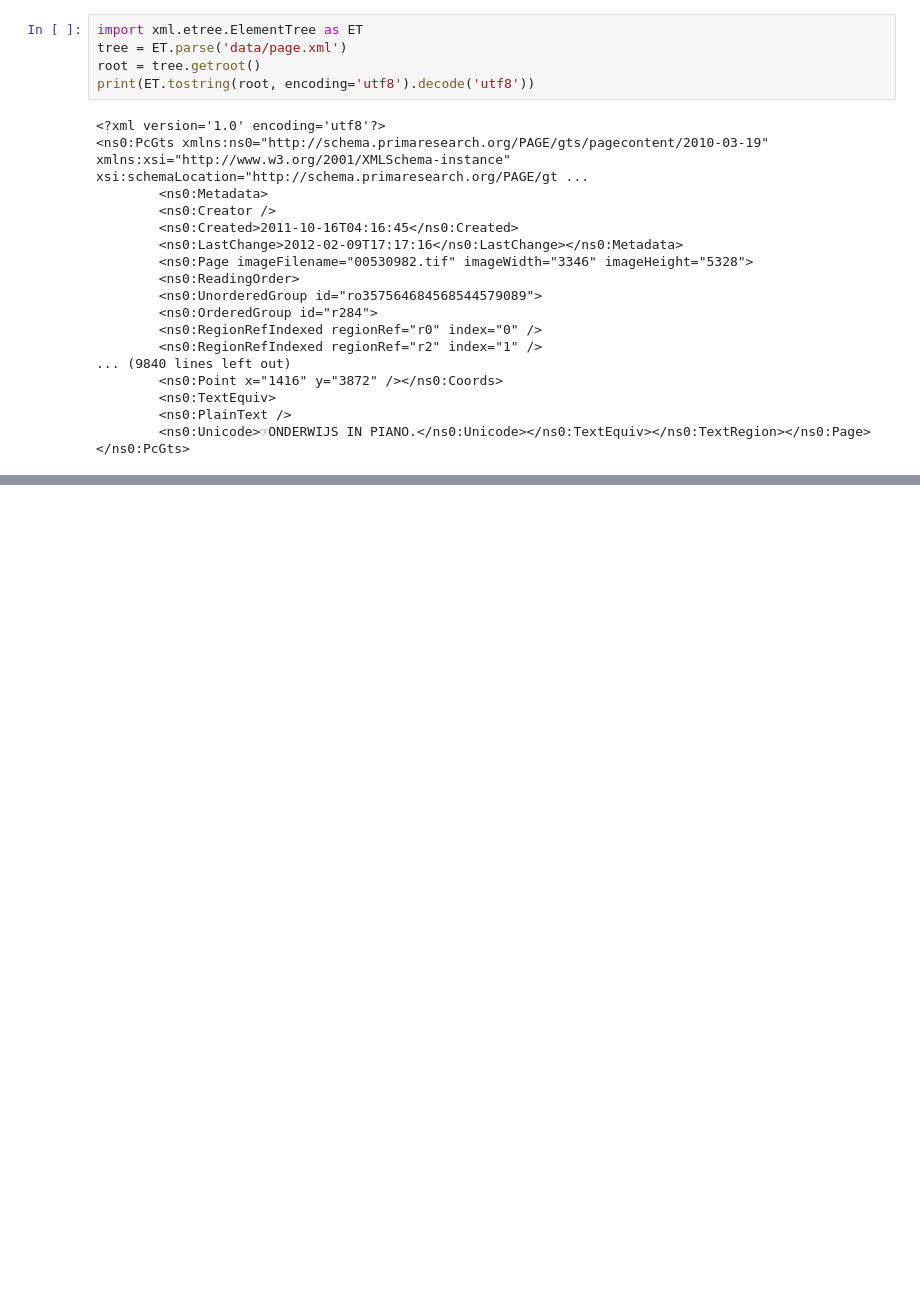
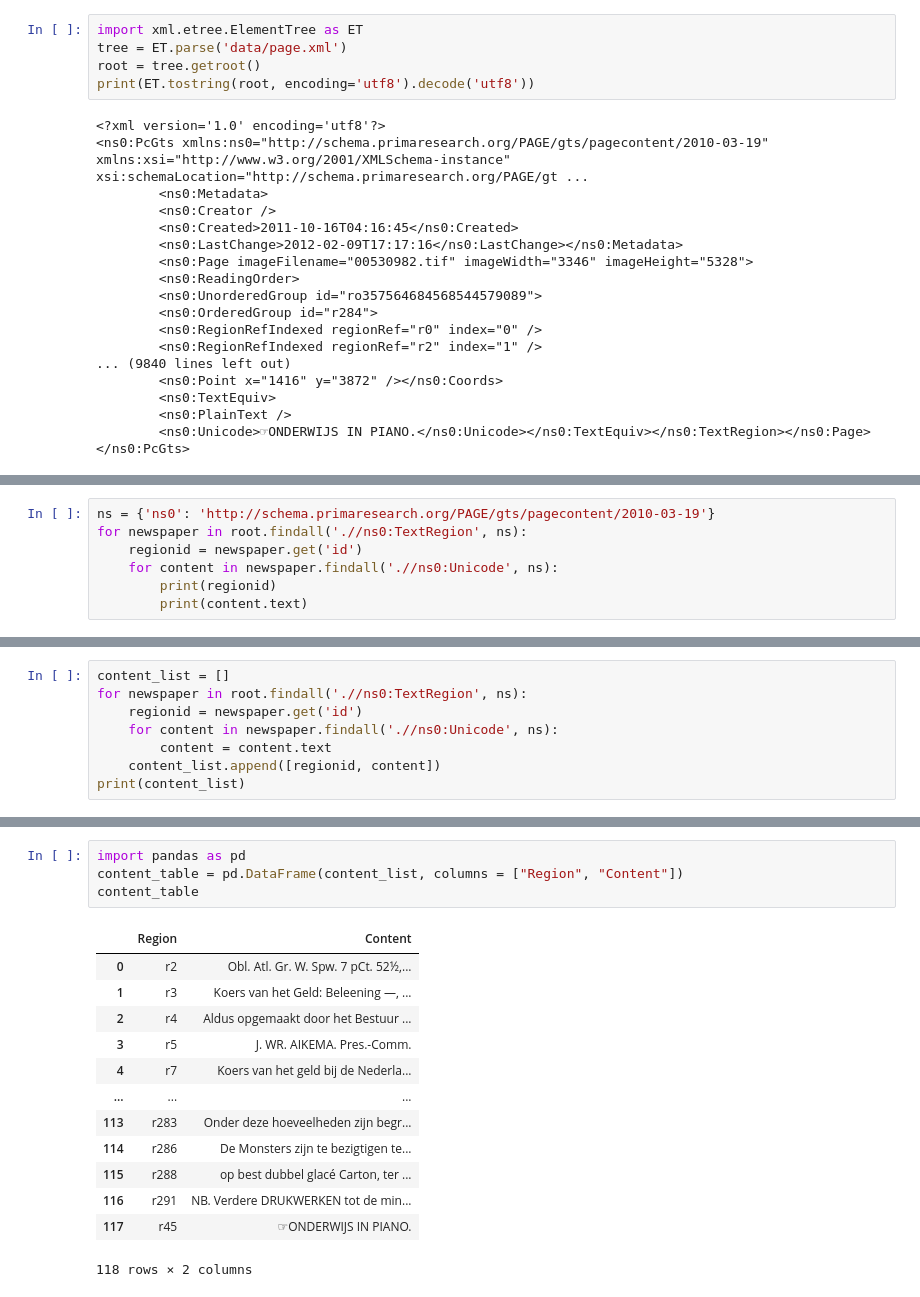
Before and after one commit to MirjamC/xml-workshop, a Jupyter notebook: _sources/8_page_ET.ipynb, the cells around one changed output, grey strips where cells are left out. Cells and saved outputs as stored; diff of their text form; blank space fills up the shorter version.

```diff
--- a/_sources/8_page_ET.ipynb
+++ b/_sources/8_page_ET.ipynb
@@ -339,0 +184,7 @@ Of course, like before this can be used for further analysis, or saved to csv fo
+# %%
+ns = {'ns0': 'http://schema.primaresearch.org/PAGE/gts/pagecontent/2010-03-19'}
+for newspaper in root.findall('.//ns0:TextRegion', ns):
+    regionid = newspaper.get('id')
+    for content in newspaper.findall('.//ns0:Unicode', ns):
+        print(regionid)
+        print(content.text)
@@ -339,0 +247,8 @@ Of course, like before this can be used for further analysis, or saved to csv fo
+# %%
+content_list = []
+for newspaper in root.findall('.//ns0:TextRegion', ns):
+	regionid = newspaper.get('id')
+	for content in newspaper.findall('.//ns0:Unicode', ns):
+		content = content.text
+	content_list.append([regionid, content])
+print(content_list)
@@ -339,0 +287,18 @@ Of course, like before this can be used for further analysis, or saved to csv fo
+# %%
+import pandas as pd
+content_table = pd.DataFrame(content_list, columns = ["Region", "Content"])
+content_table
+# %% [output]
+|  | Region | Content |
+| 0 | r2 | Obl. Atl. Gr. W. Spw. 7 pCt. 52½,... |
+| 1 | r3 | Koers van het Geld: Beleening —, ... |
+| 2 | r4 | Aldus opgemaakt door het Bestuur ... |
+| 3 | r5 | J. WR. AIKEMA. Pres.-Comm. |
+| 4 | r7 | Koers van het geld bij de Nederla... |
+| ... | ... | ... |
+| 113 | r283 | Onder deze hoeveelheden zijn begr... |
+| 114 | r286 | De Monsters zijn te bezigtigen te... |
+| 115 | r288 | op best dubbel glacé Carton, ter ... |
+| 116 | r291 | NB. Verdere DRUKWERKEN tot de min... |
+| 117 | r45 | ☞ONDERWIJS IN PIANO. |
+118 rows × 2 columns
```
Also changed, not shown: parts of 22 cells of this notebook, 23 other files.
